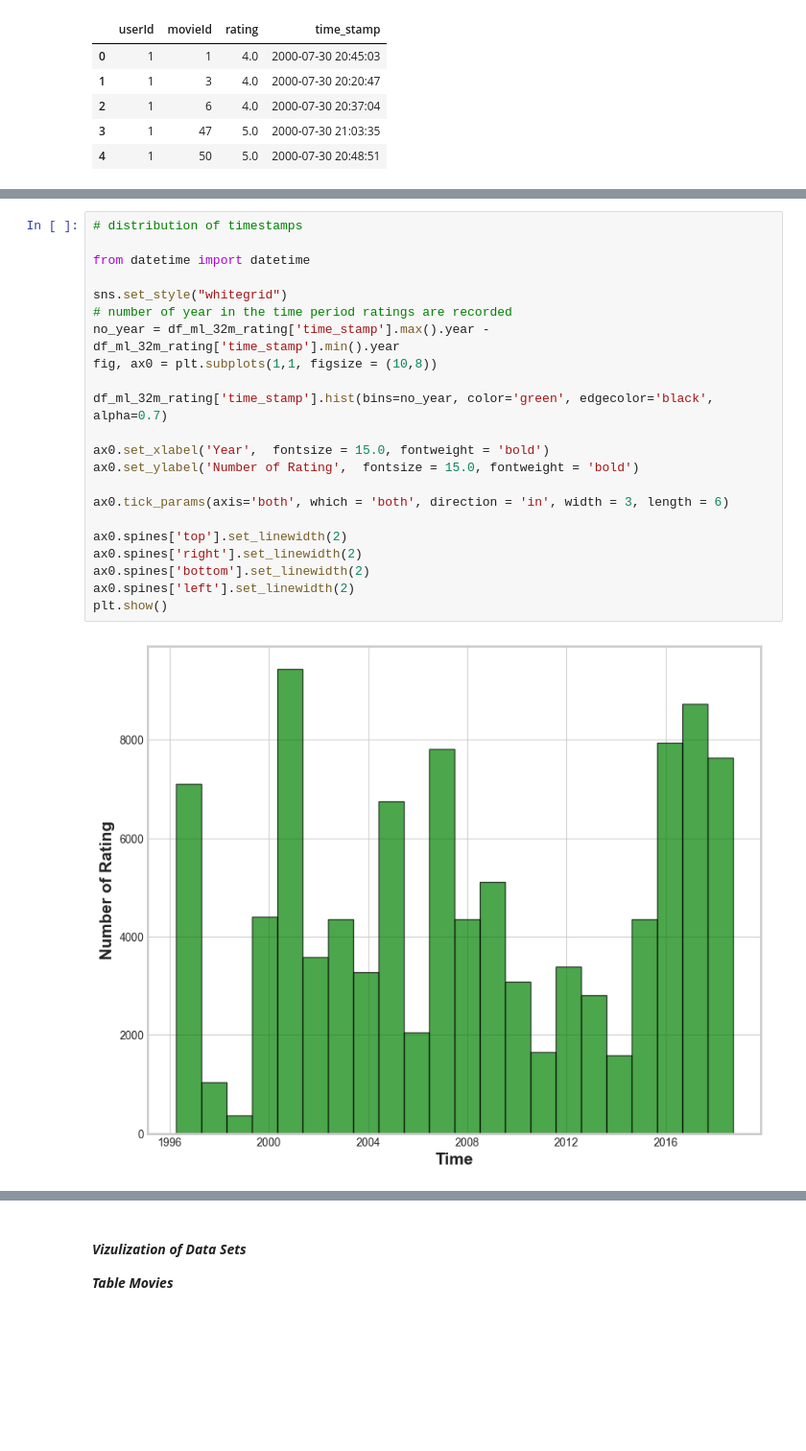
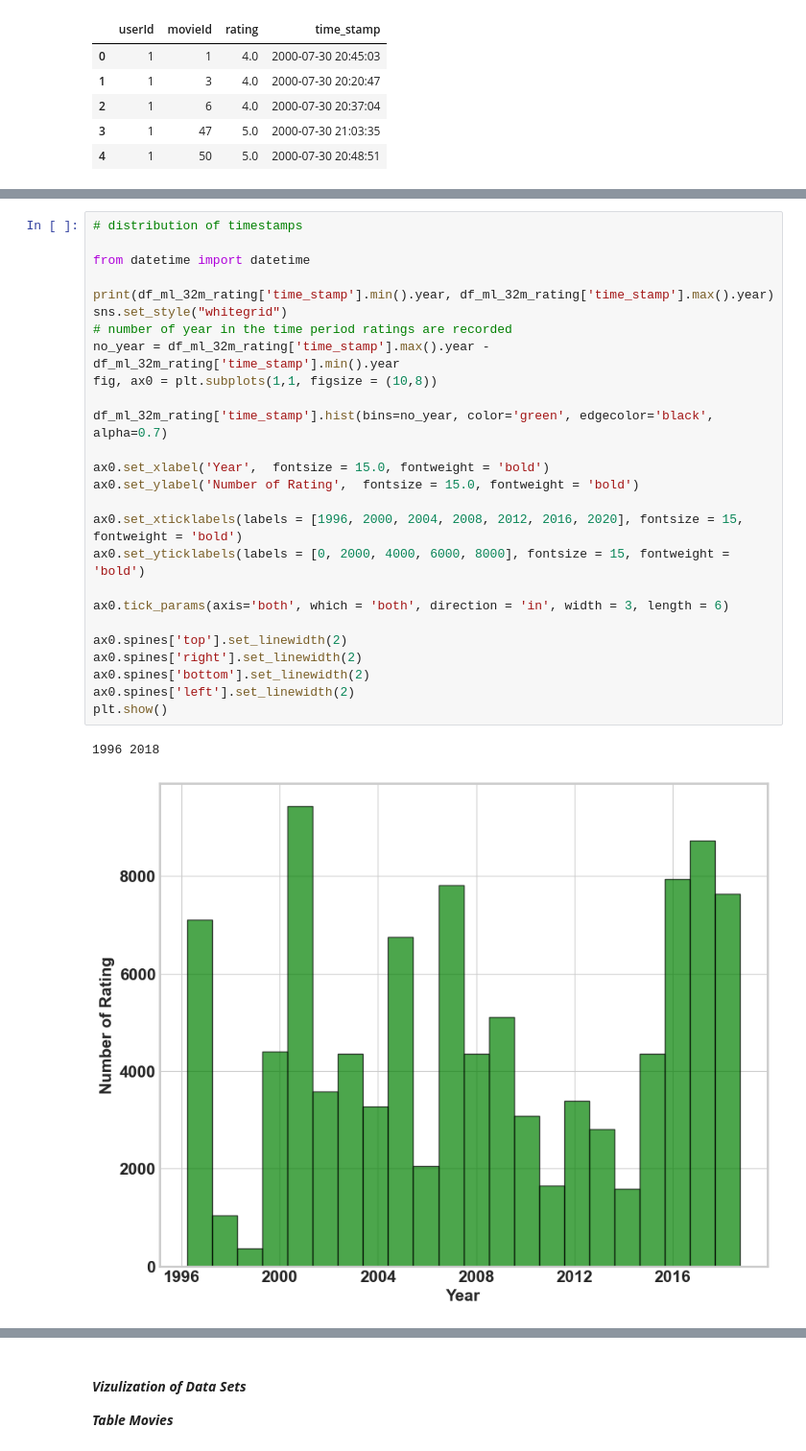
Before and after one commit to Shabnamdost/ds-capstone-recommendation, a Jupyter notebook: eda_hamid.ipynb, the cells around one changed output, grey strips where cells are left out. Shown at 96% size. Cells and saved outputs as stored; diff of their text form; blank space fills up the shorter version.

```diff
--- a/eda_hamid.ipynb
+++ b/eda_hamid.ipynb
@@ -308,24 +314,29 @@ ValueError: keyword fontweight is not recognized; valid keywords are ['size', 'w
 # %%
 # distribution of timestamps
 
 from datetime import datetime
 
+print(df_ml_32m_rating['time_stamp'].min().year, df_ml_32m_rating['time_stamp'].max().year)
 sns.set_style("whitegrid")
 # number of year in the time period ratings are recorded
 no_year = df_ml_32m_rating['time_stamp'].max().year - df_ml_32m_rating['time_stamp'].min().year
 fig, ax0 = plt.subplots(1,1, figsize = (10,8))
 
 df_ml_32m_rating['time_stamp'].hist(bins=no_year, color='green', edgecolor='black', alpha=0.7)
 
 ax0.set_xlabel('Year',  fontsize = 15.0, fontweight = 'bold')
 ax0.set_ylabel('Number of Rating',  fontsize = 15.0, fontweight = 'bold')
 
+ax0.set_xticklabels(labels = [1996, 2000, 2004, 2008, 2012, 2016, 2020], fontsize = 15,  fontweight = 'bold')
+ax0.set_yticklabels(labels = [0, 2000, 4000, 6000, 8000], fontsize = 15, fontweight = 'bold')
+
 ax0.tick_params(axis='both', which = 'both', direction = 'in', width = 3, length = 6)
 
 ax0.spines['top'].set_linewidth(2)
 ax0.spines['right'].set_linewidth(2)
 ax0.spines['bottom'].set_linewidth(2)
 ax0.spines['left'].set_linewidth(2)
 plt.show()
 # %% [output]
+1996 2018
-[figure, old version]
+[figure, new version]
```
Also changed, not shown: parts of 82 cells of this notebook, 1 other file.
